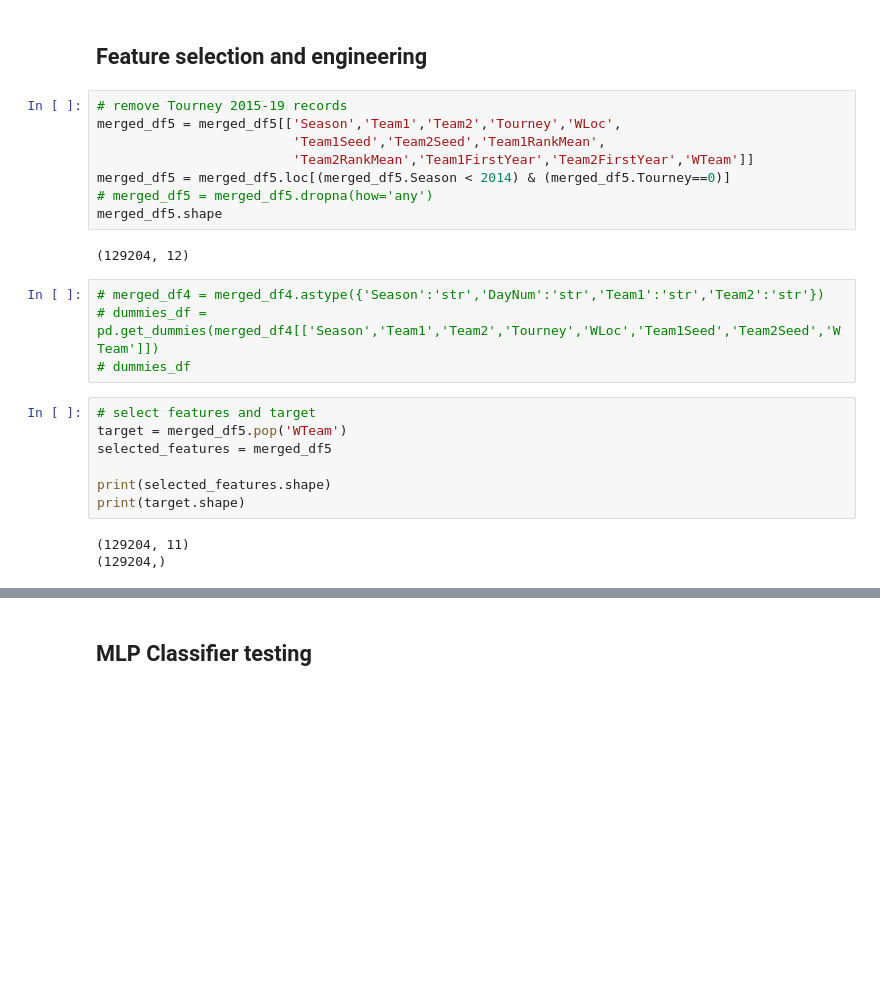
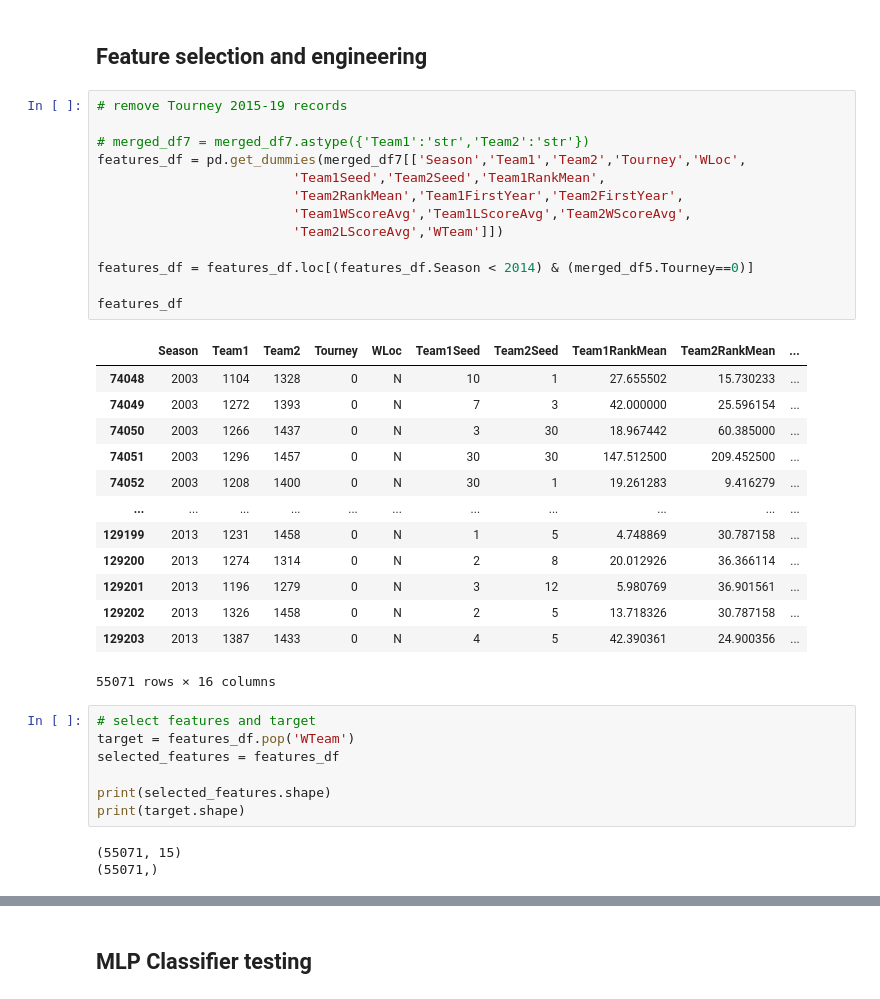
Before and after one commit to travis-tyler/ncaa_ml, a Jupyter notebook: code/testing_models.ipynb, the cells around one changed output, grey strips where cells are left out. Saved outputs shown, nothing was run; the diff lists cells and outputs as text; blank space fills up the shorter version.

```diff
--- a/code/testing_models.ipynb
+++ b/code/testing_models.ipynb
@@ -174,28 +228,41 @@ merged_df5
 ## Feature selection and engineering
 # %%
 # remove Tourney 2015-19 records
-merged_df5 = merged_df5[['Season','Team1','Team2','Tourney','WLoc',
+
+# merged_df7 = merged_df7.astype({'Team1':'str','Team2':'str'})
+features_df = pd.get_dummies(merged_df7[['Season','Team1','Team2','Tourney','WLoc',
                          'Team1Seed','Team2Seed','Team1RankMean',
-                         'Team2RankMean','Team1FirstYear','Team2FirstYear','WTeam']]
-merged_df5 = merged_df5.loc[(merged_df5.Season < 2014) & (merged_df5.Tourney==0)]
-# merged_df5 = merged_df5.dropna(how='any')
-merged_df5.shape
+                         'Team2RankMean','Team1FirstYear','Team2FirstYear',
+                         'Team1WScoreAvg','Team1LScoreAvg','Team2WScoreAvg',
+                         'Team2LScoreAvg','WTeam']])
+
+features_df = features_df.loc[(features_df.Season < 2014) & (merged_df5.Tourney==0)]
+
+features_df
 # %% [output]
+|  | Season | Team1 | Team2 | Tourney | WLoc | Team1Seed | Team2Seed | Team1RankMean | Team2RankMean | ... |
+| 74048 | 2003 | 1104 | 1328 | 0 | N | 10 | 1 | 27.655502 | 15.730233 | ... |
+| 74049 | 2003 | 1272 | 1393 | 0 | N | 7 | 3 | 42.000000 | 25.596154 | ... |
+| 74050 | 2003 | 1266 | 1437 | 0 | N | 3 | 30 | 18.967442 | 60.385000 | ... |
+| 74051 | 2003 | 1296 | 1457 | 0 | N | 30 | 30 | 147.512500 | 209.452500 | ... |
+| 74052 | 2003 | 1208 | 1400 | 0 | N | 30 | 1 | 19.261283 | 9.416279 | ... |
+| ... | ... | ... | ... | ... | ... | ... | ... | ... | ... | ... |
+| 129199 | 2013 | 1231 | 1458 | 0 | N | 1 | 5 | 4.748869 | 30.787158 | ... |
+| 129200 | 2013 | 1274 | 1314 | 0 | N | 2 | 8 | 20.012926 | 36.366114 | ... |
+| 129201 | 2013 | 1196 | 1279 | 0 | N | 3 | 12 | 5.980769 | 36.901561 | ... |
+| 129202 | 2013 | 1326 | 1458 | 0 | N | 2 | 5 | 13.718326 | 30.787158 | ... |
+| 129203 | 2013 | 1387 | 1433 | 0 | N | 4 | 5 | 42.390361 | 24.900356 | ... |
-(129204, 12)
+55071 rows × 16 columns
-# %%
-# merged_df4 = merged_df4.astype({'Season':'str','DayNum':'str','Team1':'str','Team2':'str'})
-# dummies_df = pd.get_dummies(merged_df4[['Season','Team1','Team2','Tourney','WLoc','Team1Seed','Team2Seed','WTeam']])
-# dummies_df
 # %%
 # select features and target
-target = merged_df5.pop('WTeam')
-selected_features = merged_df5
+target = features_df.pop('WTeam')
+selected_features = features_df
 
 print(selected_features.shape)
 print(target.shape)
 # %% [output]
-(129204, 11)
-(129204,)
+(55071, 15)
+(55071,)
 # %%
 from sklearn.preprocessing import StandardScaler, OneHotEncoder
 from sklearn.compose import ColumnTransformer
```
Also changed, not shown: parts of 19 cells of this notebook.
